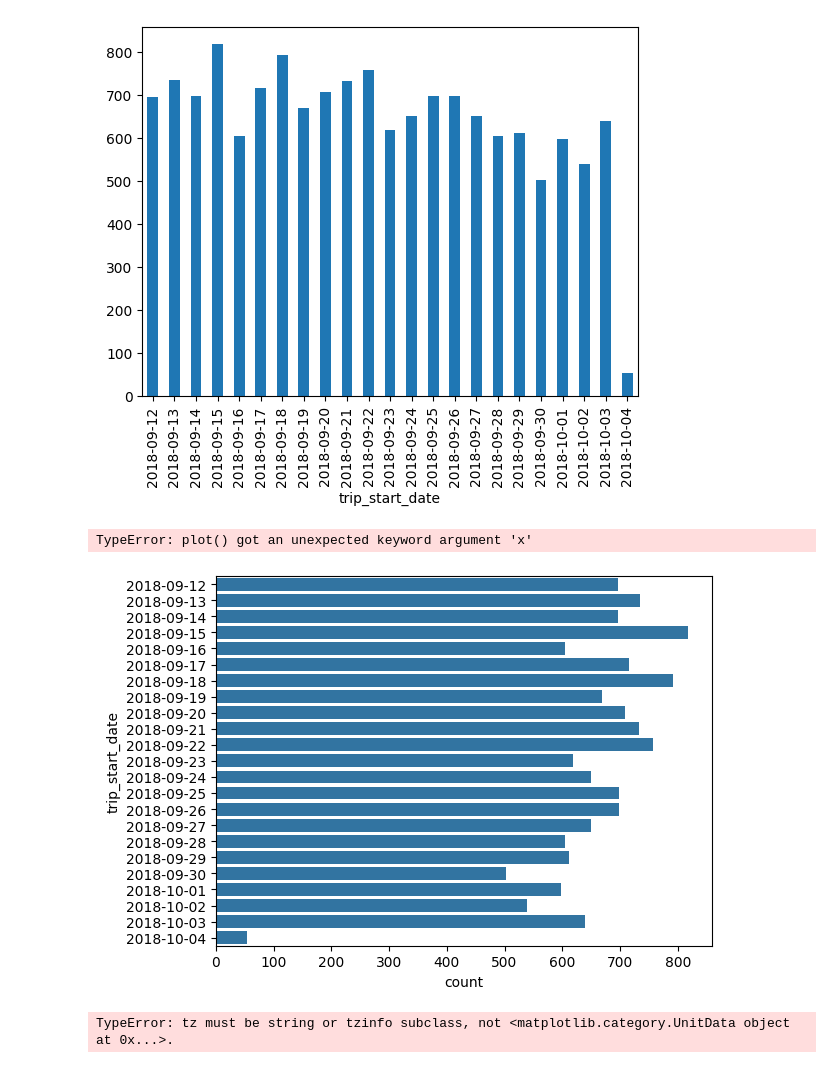
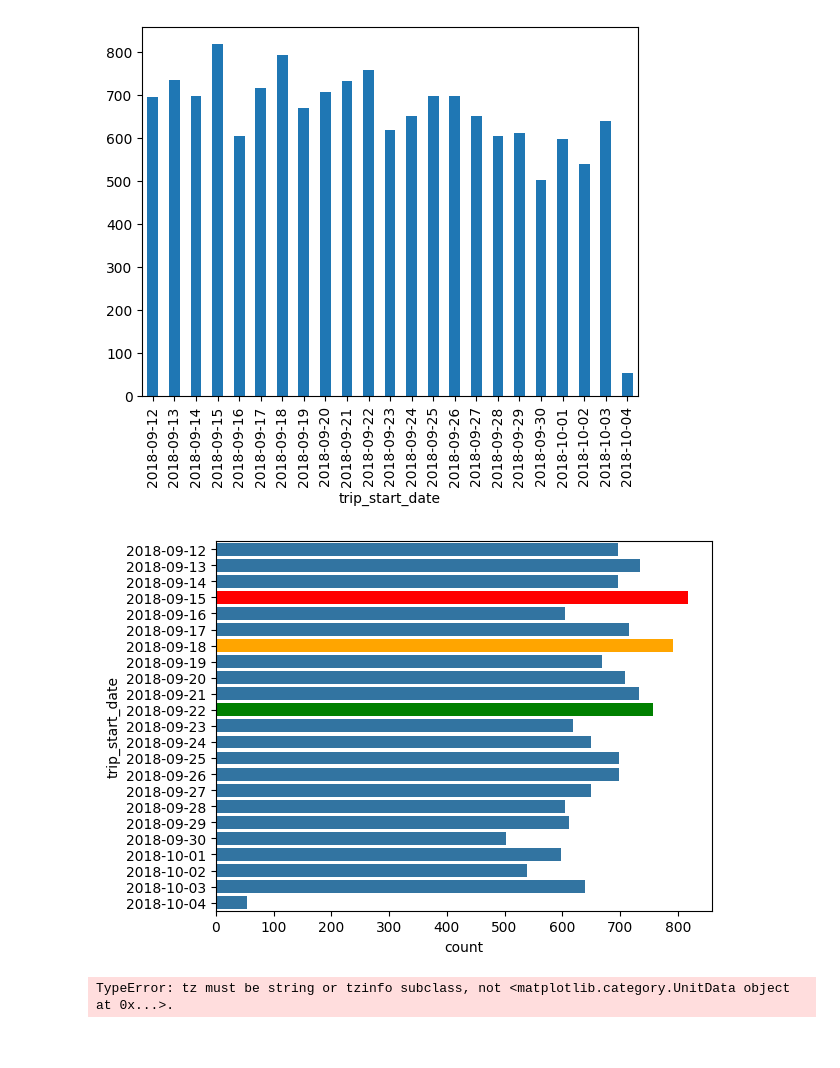
Before and after one commit to akshayabhale1406/SCLR_Delhivery_FE, a Jupyter notebook: Delhivery_FE.ipynb, the cells around one changed output. Cells and saved outputs as stored; diff of their text form; code cells hidden in the pictures.

```diff
--- a/Delhivery_FE.ipynb
+++ b/Delhivery_FE.ipynb
@@ -393,10 +393,12 @@ most_busy_days.plot(kind = "bar")
 # %%
 most_busy_days = df_combined_times['trip_start_date'].value_counts().sort_index().reset_index()
 most_busy_day = sns.barplot(data = most_busy_days, x = "count", y = "trip_start_date")
-most_busy_day.plot(x='trip_start_date', y='count', marker='*', markersize=10, color="r")
+bars = most_busy_day.patches
+bars[3].set_facecolor("red")
+bars[6].set_facecolor("orange")
+bars[10].set_facecolor("green")
 # %% [output]
-TypeError: plot() got an unexpected keyword argument 'x'
-[figure, old version]
+[figure, new version]
 # %%
 import seaborn as sns
 import matplotlib.pyplot as plt
```
